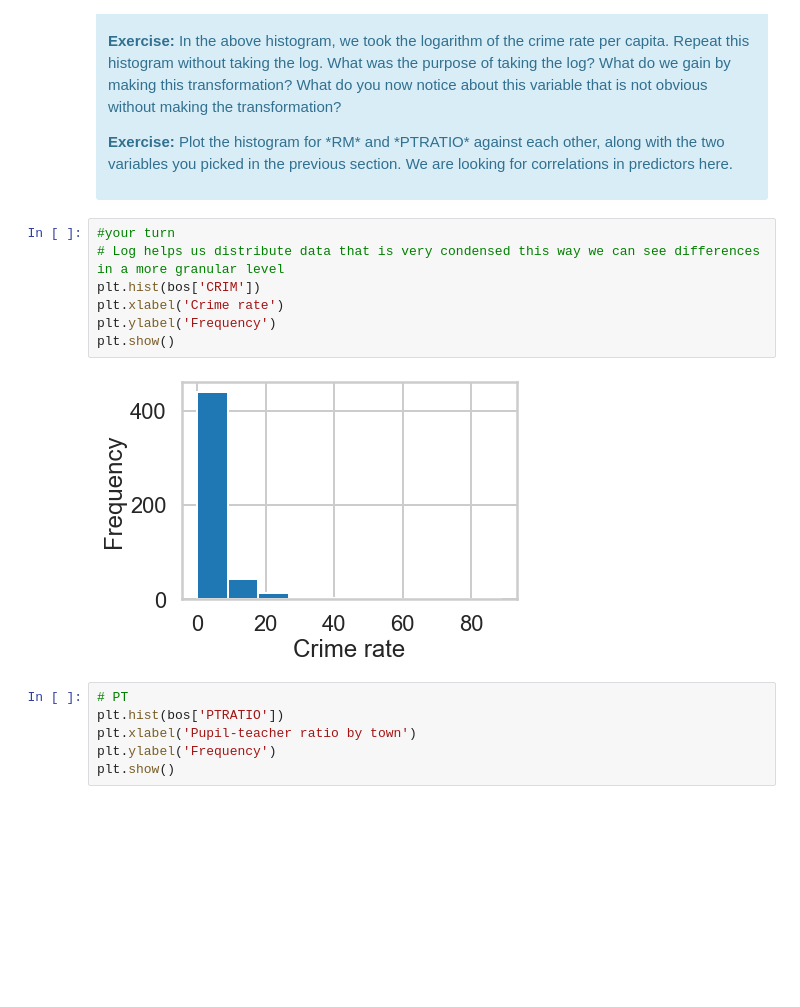
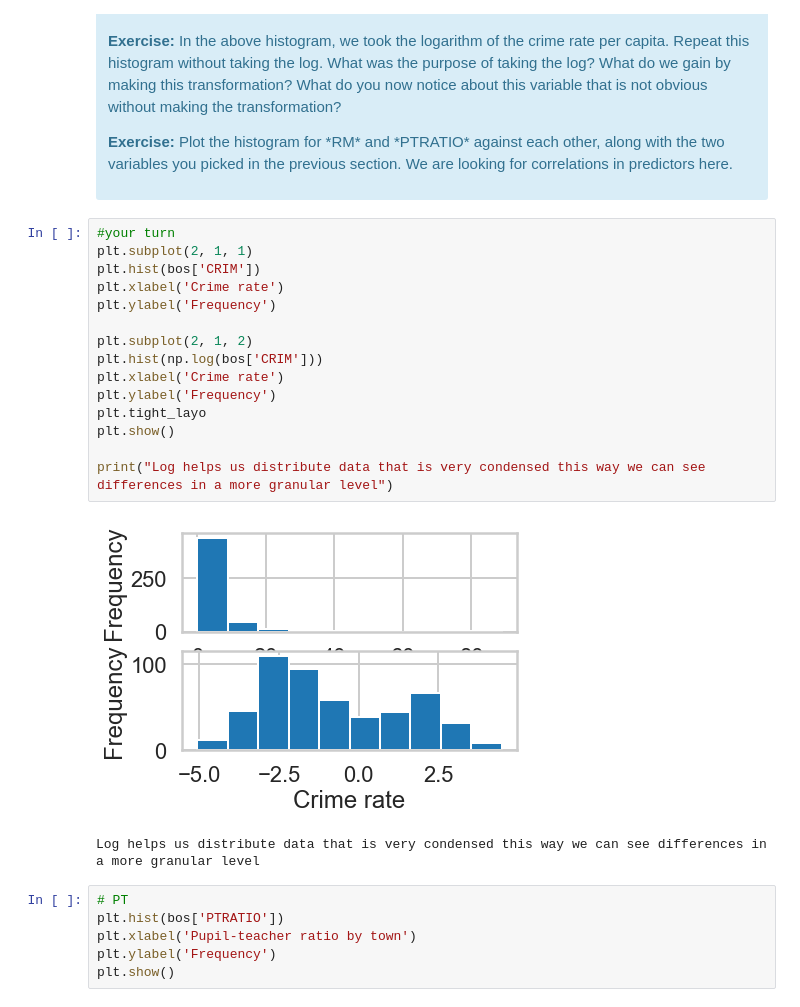
Before and after one commit to CJL89/Linear-Regression, a Jupyter notebook: Mini_Project_Linear_Regression.ipynb, the cells around one changed output. Drawn from its saved outputs; the diff is of its cells as text; blank space fills up the shorter version.

Commit message:
Updated some graphs

```diff
--- a/Mini_Project_Linear_Regression.ipynb
+++ b/Mini_Project_Linear_Regression.ipynb
@@ -340,13 +353,22 @@ plt.show()
 </div>
 # %%
 #your turn
-# Log helps us distribute data that is very condensed this way we can see differences in a more granular level
+plt.subplot(2, 1, 1)
 plt.hist(bos['CRIM'])
 plt.xlabel('Crime rate')
 plt.ylabel('Frequency')
+
+plt.subplot(2, 1, 2)
+plt.hist(np.log(bos['CRIM']))
+plt.xlabel('Crime rate')
+plt.ylabel('Frequency')
+plt.tight_layo
 plt.show()
+
+print("Log helps us distribute data that is very condensed this way we can see differences in a more granular level")
 # %% [output]
-[figure, old version]
+[figure, new version]
+Log helps us distribute data that is very condensed this way we can see differences in a more granular level
 # %%
 # PT
 plt.hist(bos['PTRATIO'])
```
Also changed, not shown: parts of 23 cells of this notebook.
